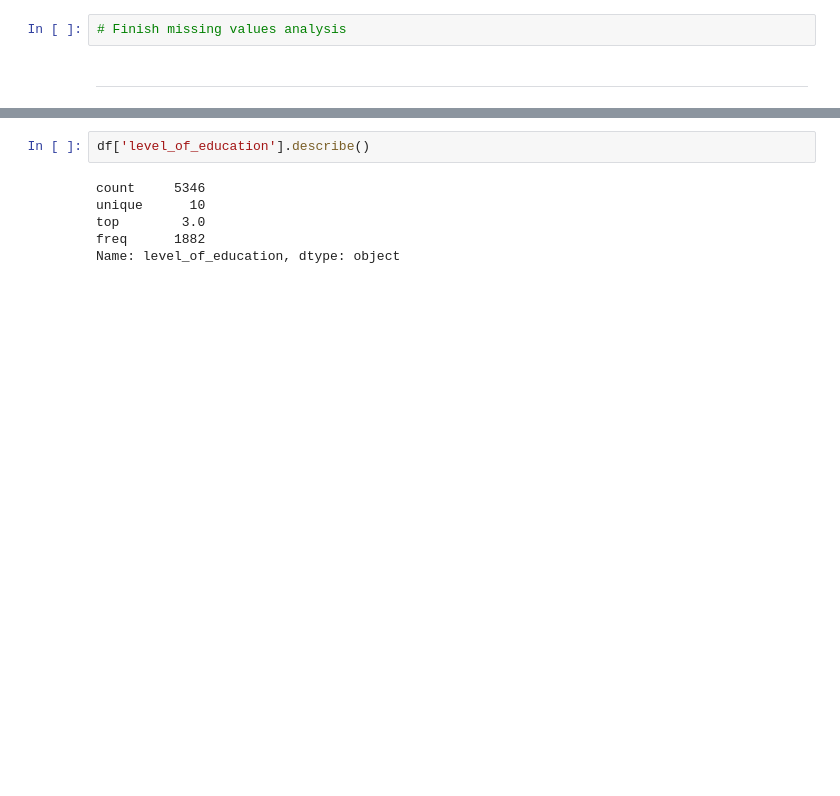
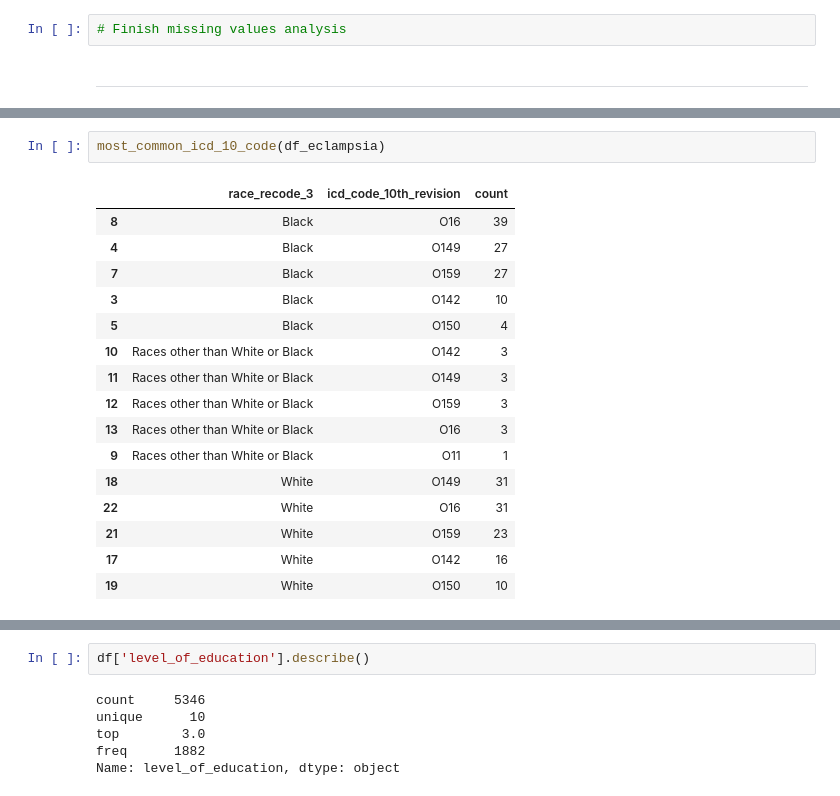
Before and after one commit to andrezafeu/maternal_mortality, a Jupyter notebook: EDA.ipynb, the cells around one changed output, grey strips where cells are left out. Drawn from its saved outputs; the diff is of its cells as text; blank space fills up the shorter version.

```diff
--- a/EDA.ipynb
+++ b/EDA.ipynb
@@ -253,0 +312,19 @@ The number of N/A records for the column manner_of_death are 0.06160572337042925
+# %%
+most_common_icd_10_code(df_eclampsia)
+# %% [output]
+|  | race_recode_3 | icd_code_10th_revision | count |
+| 8 | Black | O16 | 39 |
+| 4 | Black | O149 | 27 |
+| 7 | Black | O159 | 27 |
+| 3 | Black | O142 | 10 |
+| 5 | Black | O150 | 4 |
+| 10 | Races other than White or Black | O142 | 3 |
+| 11 | Races other than White or Black | O149 | 3 |
+| 12 | Races other than White or Black | O159 | 3 |
+| 13 | Races other than White or Black | O16 | 3 |
+| 9 | Races other than White or Black | O11 | 1 |
+| 18 | White | O149 | 31 |
+| 22 | White | O16 | 31 |
+| 21 | White | O159 | 23 |
+| 17 | White | O142 | 16 |
+| 19 | White | O150 | 10 |
```
Also changed, not shown: parts of 20 cells of this notebook.
